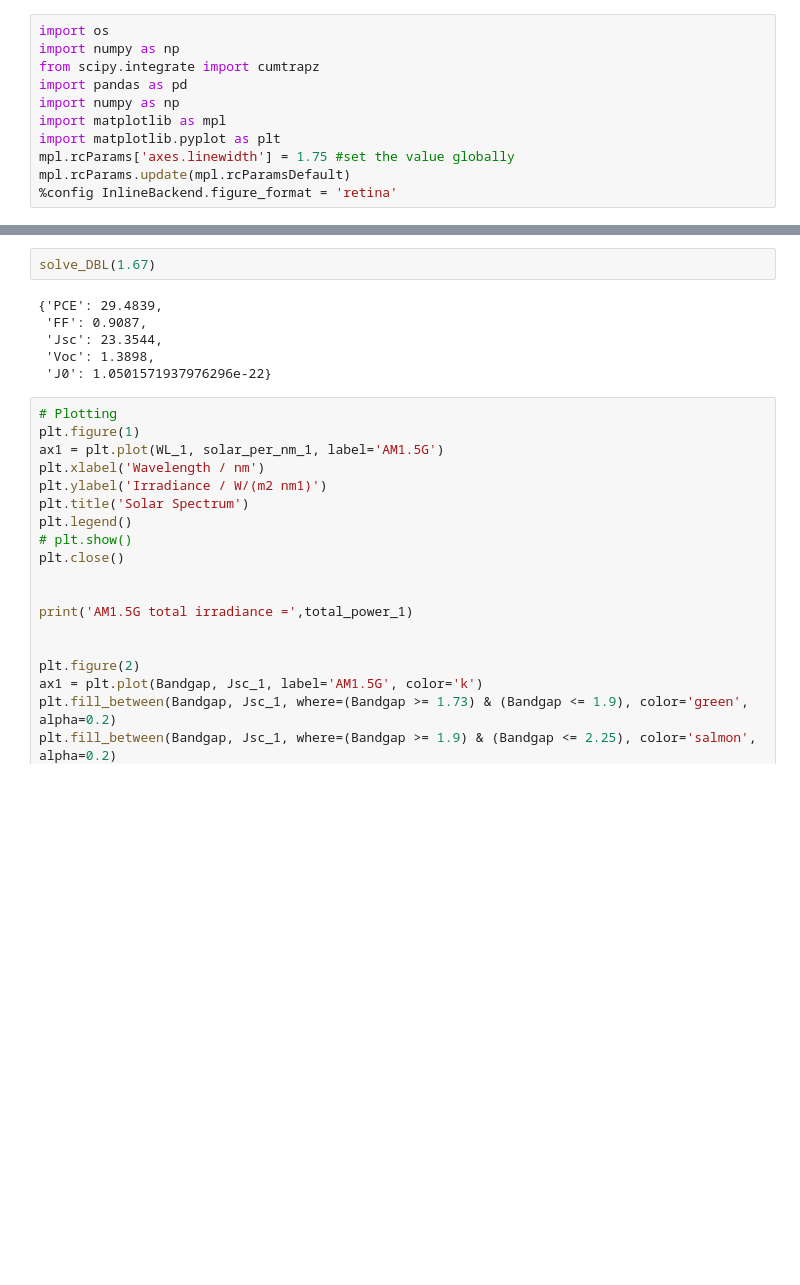
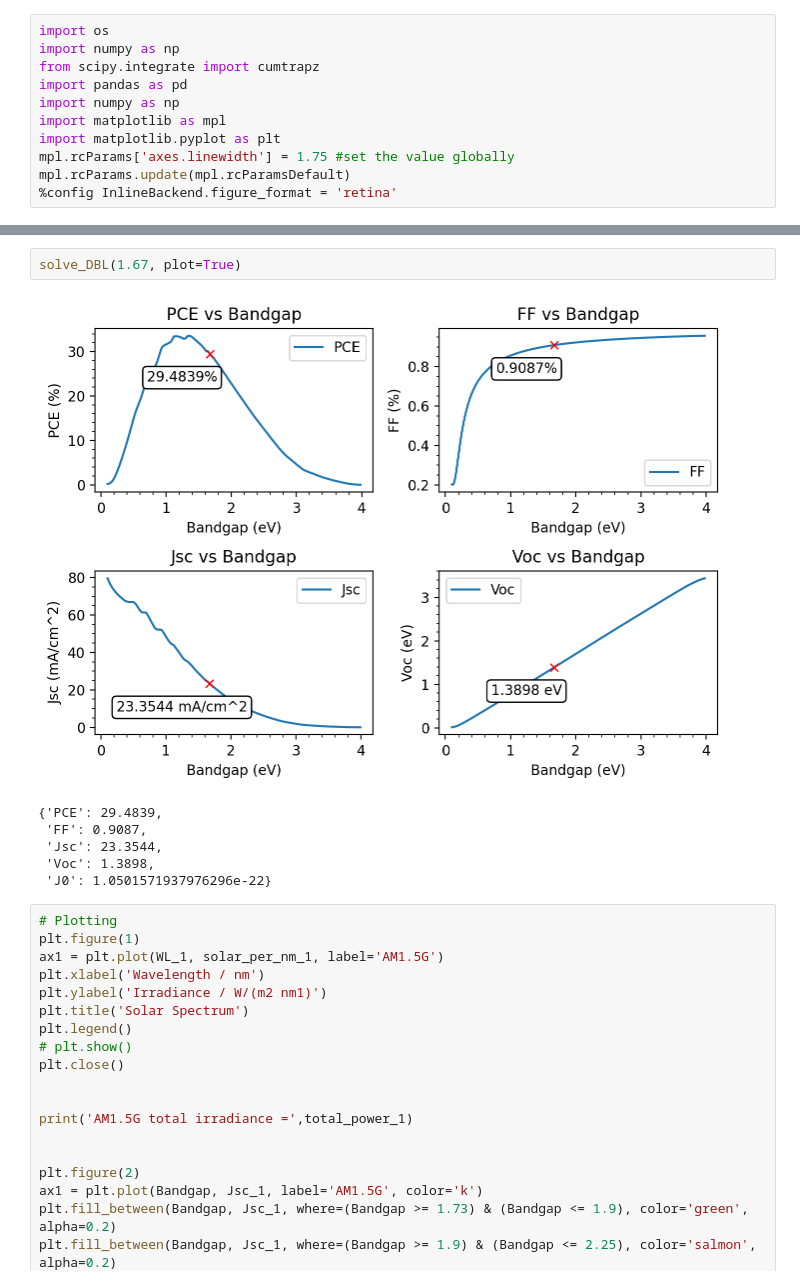
Before and after one commit to fenning-research-group/DBL, a Jupyter notebook: Detailed_balance_limit.ipynb, the cells around one changed output, grey strips where cells are left out. Saved outputs shown, nothing was run; the diff lists cells and outputs as text; blank space fills up the shorter version.

```diff
--- a/Detailed_balance_limit.ipynb
+++ b/Detailed_balance_limit.ipynb
@@ -85,7 +132,8 @@ def solve_DBL(bandgap):
     return DBL
 # %%
-solve_DBL(1.67)
+solve_DBL(1.67, plot=True)
 # %% [output]
+[figure, added]
 {'PCE': 29.4839,
  'FF': 0.9087,
  'Jsc': 23.3544,
```
Also changed, not shown: parts of 1 cell of this notebook, 4 other files.
